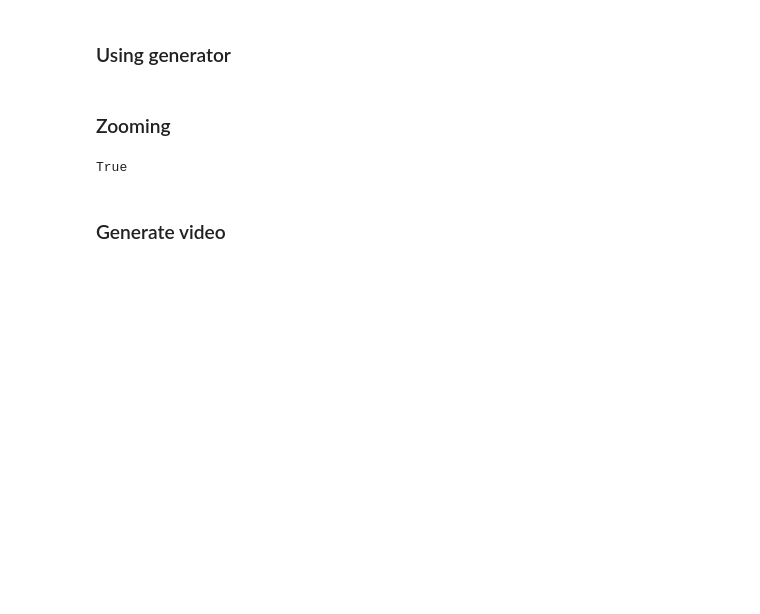
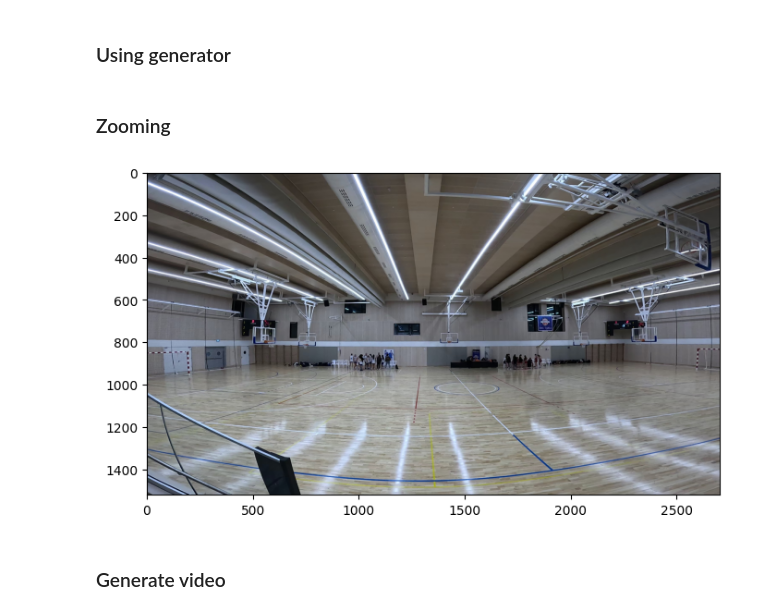
Before and after one commit to niros1/tracker, a Jupyter notebook: playground.ipynb, the cells around one changed output. Cells and saved outputs as stored; diff of their text form; code cells hidden in the pictures; blank space fills up the shorter version.

```diff
--- a/playground.ipynb
+++ b/playground.ipynb
@@ -466,15 +463,16 @@ for frame in tqdm(frame_iterator, total=5):
 # %%
 import cv2 as cv
 
 img = cv.imread('output/frames/frame0.jpg')
-z_img = zoom_at(img, 1.5, coord=(264.5, 275))
+z_img = zoom_at(img, 2, coord=(2700.5, 800))
 # print(z_img)
-
 # plot_image(annotated_frame, 8)
 cv.imwrite('output/test_no_zoom.jpg', img )
 cv.imwrite('output/test_zoom.jpg', zoom_at(img, 1, coord=(2264.5, 275)) )
+
+plot_image(img, 8)
 # %% [output]
-True
+[figure, added]
 # %% [markdown]
 ### Generate video
 # %%
```
Also changed, not shown: parts of 5 cells of this notebook, 4 other files.
